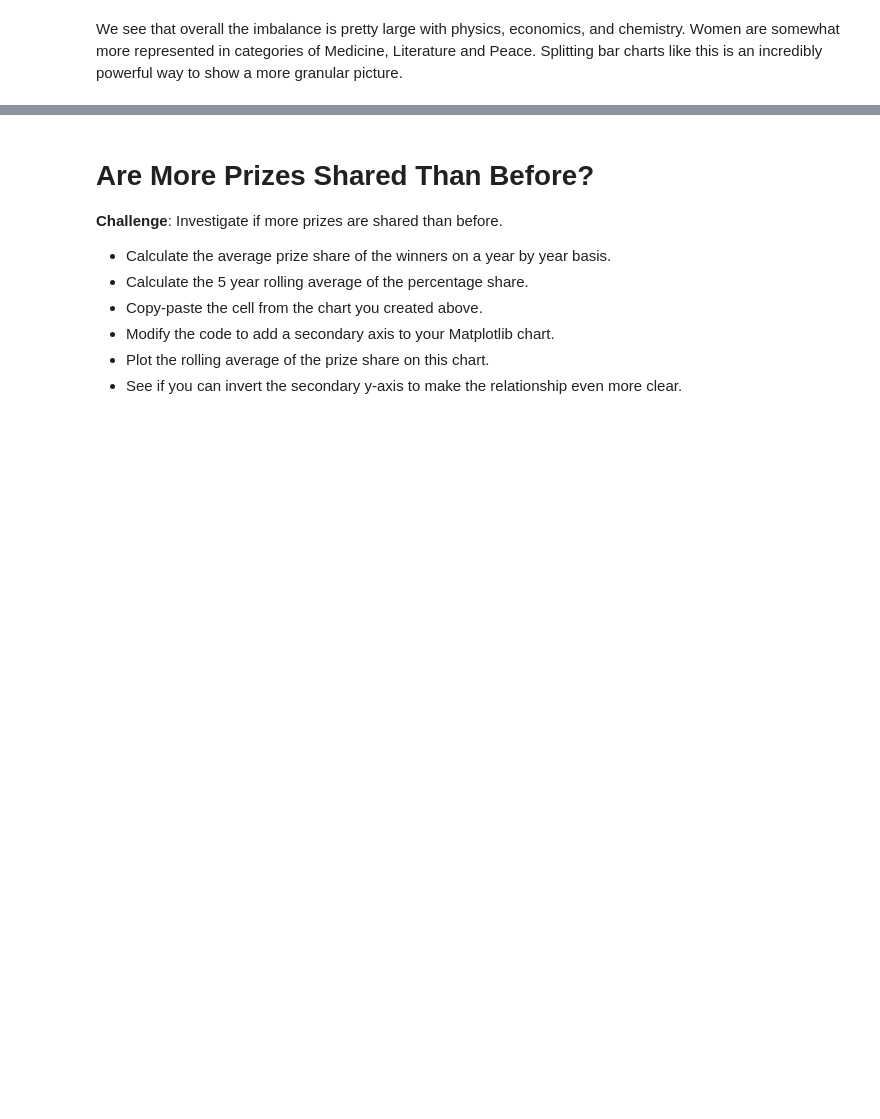
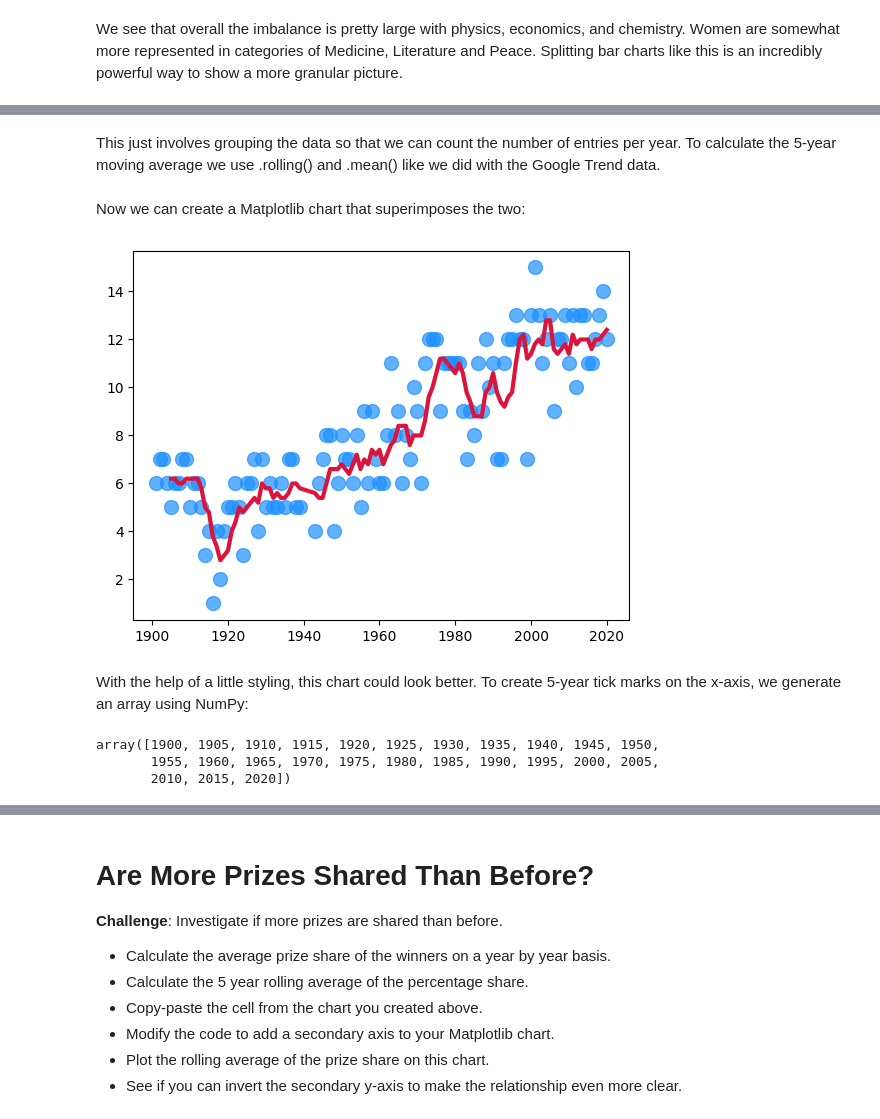
Before and after one commit to ksg-dev/nobel-price-analysis, a Jupyter notebook: Nobel_Prize_Analysis_(start).ipynb, the cells around one changed output, grey strips where cells are left out. Saved outputs shown, nothing was run; the diff lists cells and outputs as text; code cells hidden in the pictures; blank space fills up the shorter version.

Commit message:
combined scatter and line plot w rolling avg

```diff
--- a/Nobel_Prize_Analysis_(start).ipynb
+++ b/Nobel_Prize_Analysis_(start).ipynb
@@ -476,3 +482,39 @@ We see that overall the imbalance is pretty large with physics, economics, and c
 
 * Looking at the chart, did the first and second world wars have an impact on the number of prizes being given out?
 * What could be the reason for the trend in the chart?
+# %%
+# Get number of prizes awarded by year
+prizes_by_year = df_data.groupby(by='year').count().prize
+# %% [markdown]
+This just involves grouping the data so that we can count the number of entries per year. To calculate the 5-year moving average we use .rolling() and .mean() like we did with the Google Trend data.
+# %%
+moving_avg = prizes_by_year.rolling(window=5).mean()
+# %% [markdown]
+Now we can create a Matplotlib chart that superimposes the two:
+# %%
+plt.scatter(
+    x=prizes_by_year.index,
+    y=prizes_by_year.values,
+    c='dodgerblue',
+    alpha=0.7,
+    s=100
+)
+
+plt.plot(
+    prizes_by_year.index,
+    moving_avg.values,
+    c='crimson',
+    linewidth=3,
+)
+
+plt.show()
+# %% [output]
+[figure, added]
+# %% [markdown]
+With the help of a little styling, this chart could look better. To create 5-year tick marks on the x-axis, we generate an array using NumPy:
+# %%
+np.arange(1900, 2021, step=5)
+# %% [output]
+array([1900, 1905, 1910, 1915, 1920, 1925, 1930, 1935, 1940, 1945, 1950,
+       1955, 1960, 1965, 1970, 1975, 1980, 1985, 1990, 1995, 2000, 2005,
+       2010, 2015, 2020])
```
Also changed, not shown: parts of 13 cells of this notebook.
